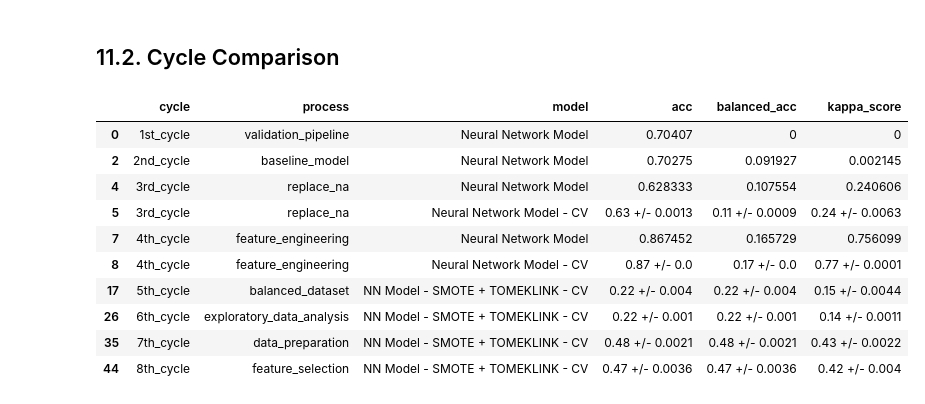
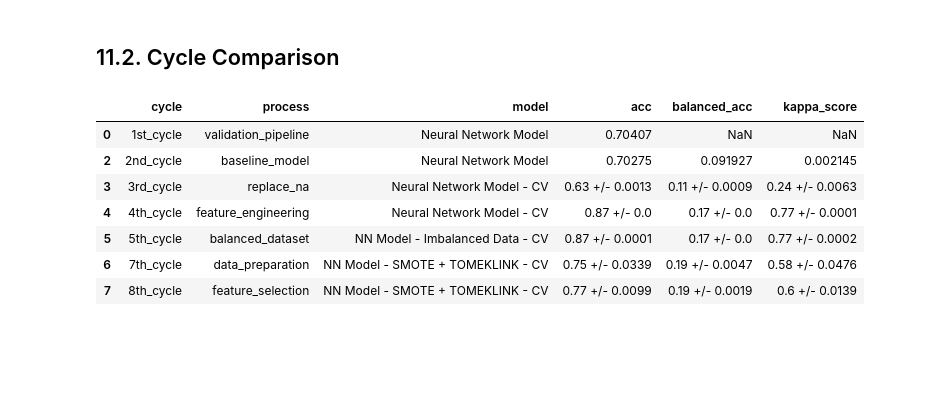
Before and after one commit to vinissouza/Airbnb-First-Booking-Forecast, a Jupyter notebook: Notebooks/8th-Cycle-Notebook-Feature_Selection.ipynb, the cells around one changed output. Cells and saved outputs as stored; diff of their text form; code cells hidden in the pictures; blank space fills up the shorter version.

```diff
--- a/Notebooks/8th-Cycle-Notebook-Feature_Selection.ipynb
+++ b/Notebooks/8th-Cycle-Notebook-Feature_Selection.ipynb
@@ -1490,16 +1651,16 @@ X_train_boruta = X_train[cols_selected_boruta].copy()
 X_test_boruta = X_test[cols_selected_boruta].copy()
 
 # random undersampling
-X_train_under_boruta = X_train_under[cols_selected_boruta].copy()
-X_test_under_boruta = X_test_under[cols_selected_boruta].copy()
+X_train_under_boruta = X_train_under[cols_selected_boruta_under].copy()
+X_test_under_boruta = X_test[cols_selected_boruta_under].copy()
 
 # random oversampling
-X_train_over_boruta = X_train_over[cols_selected_boruta].copy()
-X_test_over_boruta = X_test_over[cols_selected_boruta].copy()
+X_train_over_boruta = X_train_over[cols_selected_boruta_over].copy()
+X_test_over_boruta = X_test[cols_selected_boruta_over].copy()
 
 # SMOTE + Tomek Links
-X_train_comb_boruta = X_train_comb[cols_selected_boruta].copy()
-X_test_comb_boruta = X_test_comb[cols_selected_boruta].copy()
+X_train_comb_boruta = X_train_comb[cols_selected_boruta_comb].copy()
+X_test_comb_boruta = X_test[cols_selected_boruta_comb].copy()
 # %% [markdown]
 # 7.0. Machine Learing Model
 # %%
@@ -1770,7 +1935,7 @@ pred_under_nn = model_under.predict(x_test_under)
 yhat_under_nn = ohe.inverse_transform(pred_under_nn)
 
 # invert validation response
-y_test_under_nn = ohe.inverse_transform(y_test_under)
+y_test_under_nn = ohe.inverse_transform(y_test)
 # %%
 # check the balance of validation
 pd.DataFrame(y_test_under_nn).value_counts(normalize=True)
@@ -1919,7 +2086,7 @@ pred_over_nn = model_over.predict(x_test_over)
 yhat_over_nn = ohe.inverse_transform(pred_over_nn)
 
 # invert validation response
-y_test_over_nn = ohe.inverse_transform(y_test_over)
+y_test_over_nn = ohe.inverse_transform(y_test)
 # %%
 # check the balance of validation
 pd.DataFrame(y_test_over_nn).value_counts(normalize=True)
@@ -2068,7 +2237,7 @@ pred_comb_nn = model_comb.predict(x_test_comb)
 yhat_comb_nn = ohe.inverse_transform(pred_comb_nn)
 
 # invert validation response
-y_test_comb_nn = ohe.inverse_transform(y_test_comb)
+y_test_comb_nn = ohe.inverse_transform(y_test)
 # %%
 # check the balance of validation
 pd.DataFrame(y_test_comb_nn).value_counts(normalize=True)
@@ -2233,54 +2402,48 @@ df_performance
 performance_1st_cycle = pd.read_csv('../Datasets/1st_cycle_performance')
 
 # second cycle performance load
 performance_2nd_cycle = pd.read_csv('../Datasets/2nd_cycle_performance')
 
 # third cycle performance laod
 performance_3rd_cycle = pd.read_csv('../Datasets/3rd_cycle_performance')
 
 # fourth cycle performance load
 performance_4th_cycle = pd.read_csv('../Datasets/4th_cycle_performance')
 
 # fifth cycle performance load
 performance_5th_cycle = pd.read_csv('../Datasets/5th_cycle_performance')
 
 # sixth cycle performance load
 performance_6th_cycle = pd.read_csv('../Datasets/6th_cycle_performance')
 
 # seventh cycle performance load
 performance_7th_cycle = pd.read_csv('../Datasets/7th_cycle_performance')
 
 # join cycles dataframes
 performance = pd.concat([performance_1st_cycle,
                          performance_2nd_cycle,
-                         performance_3rd_cycle,
-                         performance_4th_cycle,
-                         performance_5th_cycle,
-                         performance_6th_cycle,
-                         performance_7th_cycle,
-                         df_performance]).reset_index(drop=True)
+                         performance_3rd_cycle[performance_3rd_cycle['model'] == 'Neural Network Model - CV'],
+                         performance_4th_cycle[performance_4th_cycle['model'] == 'Neural Network Model - CV'],
+                         performance_5th_cycle[performance_5th_cycle['model'] == 'NN Model - Imbalanced Data - CV'],
+                         performance_6th_cycle[performance_6th_cycle['model'] == 'NN Model - Imbalanced Data - Cv'],
+                         performance_7th_cycle[performance_7th_cycle['model'] == 'NN Model - SMOTE + TOMEKLINK - CV'],
+                         df_performance[df_performance['model'] == 'NN Model - SMOTE + TOMEKLINK - CV']])\
+                         .reset_index(drop=True)
 
 # filter baseline model
-performance = performance[(performance['model'] != 'Baseline Model') &
-                          (performance['model'] != 'NN Model - SMOTE + TOMEKLINK') &
-                          (~performance['model'].str.contains('Imbalanced Data')) &
-                          (~performance['model'].str.contains('Random Undersampling')) &
-                          (~performance['model'].str.contains('Random Oversampling'))].fillna(0)
+performance = performance[(performance['model'] != 'Baseline Model')]
 
 # display performance
 performance
 # %% [output]
 |  | cycle | process | model | acc | balanced_acc | kappa_score |
-| 0 | 1st_cycle | validation_pipeline | Neural Network Model | 0.70407 | 0 | 0 |
+| 0 | 1st_cycle | validation_pipeline | Neural Network Model | 0.70407 | NaN | NaN |
 | 2 | 2nd_cycle | baseline_model | Neural Network Model | 0.70275 | 0.091927 | 0.002145 |
-| 4 | 3rd_cycle | replace_na | Neural Network Model | 0.628333 | 0.107554 | 0.240606 |
-| 5 | 3rd_cycle | replace_na | Neural Network Model - CV | 0.63 +/- 0.0013 | 0.11 +/- 0.0009 | 0.24 +/- 0.0063 |
-| 7 | 4th_cycle | feature_engineering | Neural Network Model | 0.867452 | 0.165729 | 0.756099 |
-| 8 | 4th_cycle | feature_engineering | Neural Network Model - CV | 0.87 +/- 0.0 | 0.17 +/- 0.0 | 0.77 +/- 0.0001 |
-| 17 | 5th_cycle | balanced_dataset | NN Model - SMOTE + TOMEKLINK - CV | 0.22 +/- 0.004 | 0.22 +/- 0.004 | 0.15 +/- 0.0044 |
-| 26 | 6th_cycle | exploratory_data_analysis | NN Model - SMOTE + TOMEKLINK - CV | 0.22 +/- 0.001 | 0.22 +/- 0.001 | 0.14 +/- 0.0011 |
-| 35 | 7th_cycle | data_preparation | NN Model - SMOTE + TOMEKLINK - CV | 0.48 +/- 0.0021 | 0.48 +/- 0.0021 | 0.43 +/- 0.0022 |
-| 44 | 8th_cycle | feature_selection | NN Model - SMOTE + TOMEKLINK - CV | 0.47 +/- 0.0036 | 0.47 +/- 0.0036 | 0.42 +/- 0.004 |
+| 3 | 3rd_cycle | replace_na | Neural Network Model - CV | 0.63 +/- 0.0013 | 0.11 +/- 0.0009 | 0.24 +/- 0.0063 |
+| 4 | 4th_cycle | feature_engineering | Neural Network Model - CV | 0.87 +/- 0.0 | 0.17 +/- 0.0 | 0.77 +/- 0.0001 |
+| 5 | 5th_cycle | balanced_dataset | NN Model - Imbalanced Data - CV | 0.87 +/- 0.0001 | 0.17 +/- 0.0 | 0.77 +/- 0.0002 |
+| 6 | 7th_cycle | data_preparation | NN Model - SMOTE + TOMEKLINK - CV | 0.75 +/- 0.0339 | 0.19 +/- 0.0047 | 0.58 +/- 0.0476 |
+| 7 | 8th_cycle | feature_selection | NN Model - SMOTE + TOMEKLINK - CV | 0.77 +/- 0.0099 | 0.19 +/- 0.0019 | 0.6 +/- 0.0139 |
 # %%
 plt.figure(figsize=(15,6))
 
```
Also changed, not shown: parts of 88 cells of this notebook.
